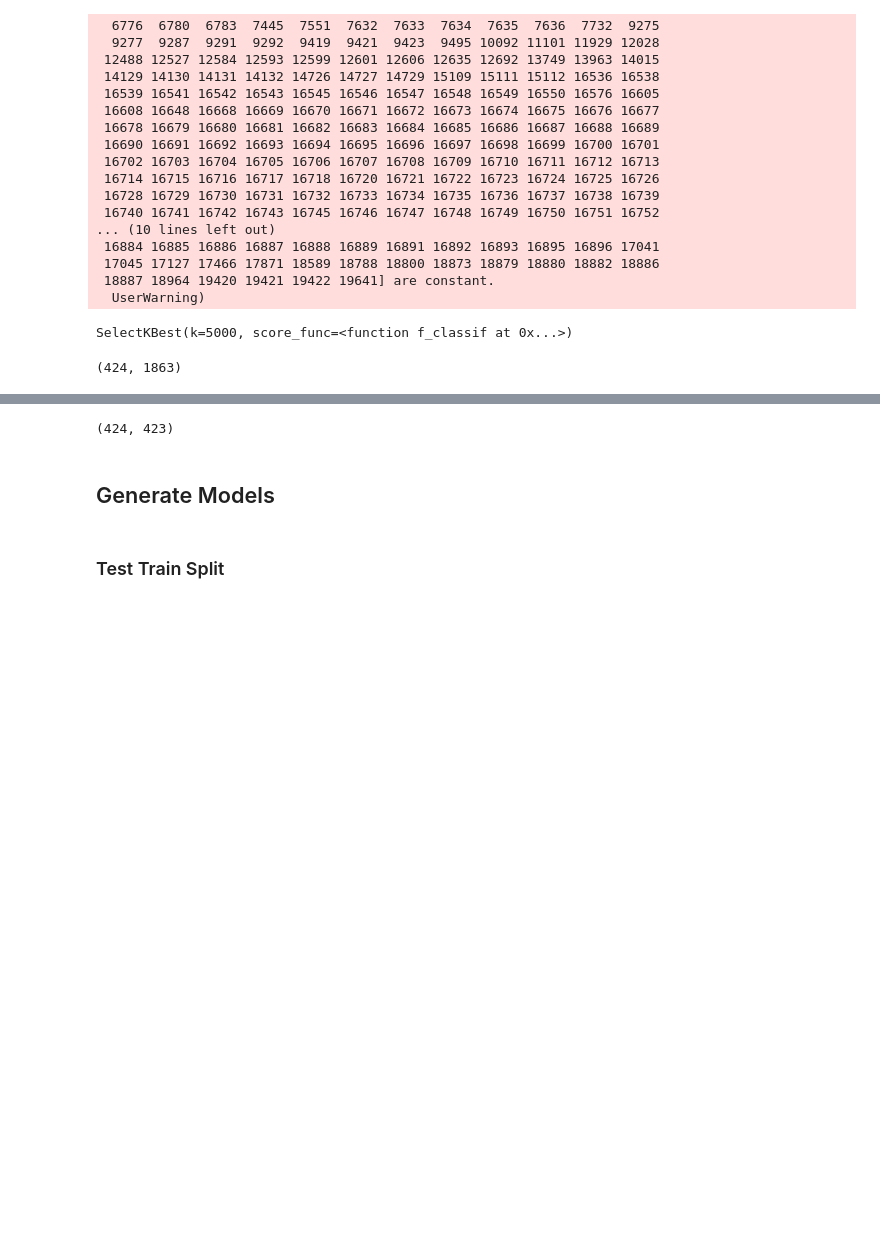
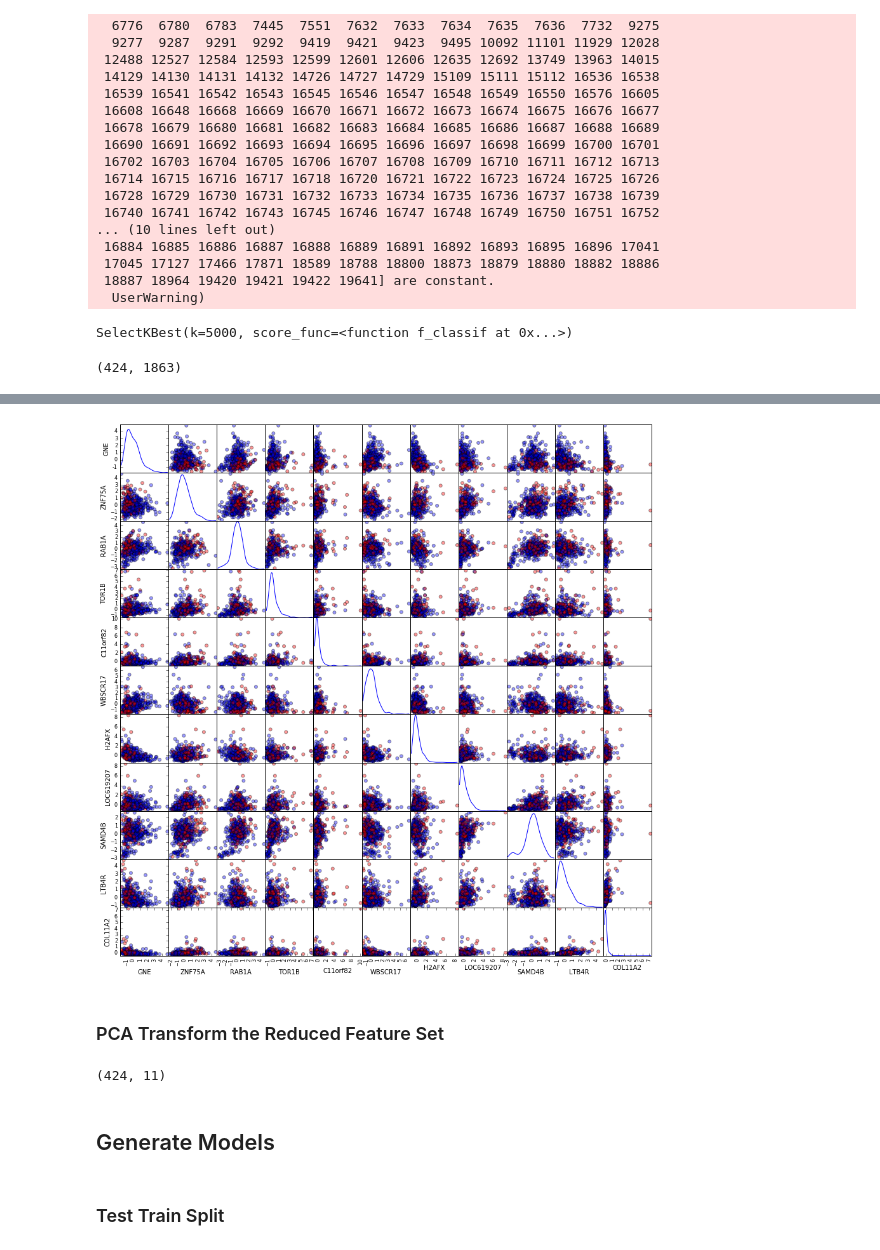
Before and after one commit to CCThompson82/Prostate_metastasis, a Jupyter notebook: PCa_Metastasis.ipynb, the cells around one changed output, grey strips where cells are left out. Saved outputs shown, nothing was run; the diff lists cells and outputs as text; code cells hidden in the pictures; blank space fills up the shorter version.

```diff
--- a/PCa_Metastasis.ipynb
+++ b/PCa_Metastasis.ipynb
@@ -230,3 +350,16 @@ print(X_k.shape)
+# %%
+best_genes = DF.loc[(max(DF['n_features'])-1), 'Features']
+X_k_f = X_k.loc[:,best_genes]
+sm = pd.scatter_matrix(X_k_f,
+                       alpha=0.4,
+                       figsize= (15,15),
+                       diagonal = 'kde',
+                       c = y.replace({'n1': 'red','n0':'blue'}),
+                       s = 100)
+# %% [output]
+[figure, added]
+# %% [markdown]
+### PCA Transform the Reduced Feature Set
 # %%
 from sklearn.decomposition import PCA
 # %%
@@ -235,10 +368,10 @@ pca = PCA(n_components= components,
           copy=True,
           whiten=False)
 # %%
-X_pca = pd.DataFrame(pca.fit_transform(X_k), columns = range(0,components,1), index=X_k.index) #fit PCA vs whole data set and transform only the set that has feature labels associated.
+X_pca = pd.DataFrame(pca.fit_transform(X_k_f), columns = range(0,components,1), index=X_k.index) #fit PCA vs whole data set and transform only the set that has feature labels associated.
 print(X_pca.shape)
 # %% [output]
-(424, 423)
+(424, 11)
 # %% [markdown]
 ## Generate Models
 # %% [markdown]
```
Also changed, not shown: parts of 11 cells of this notebook.
